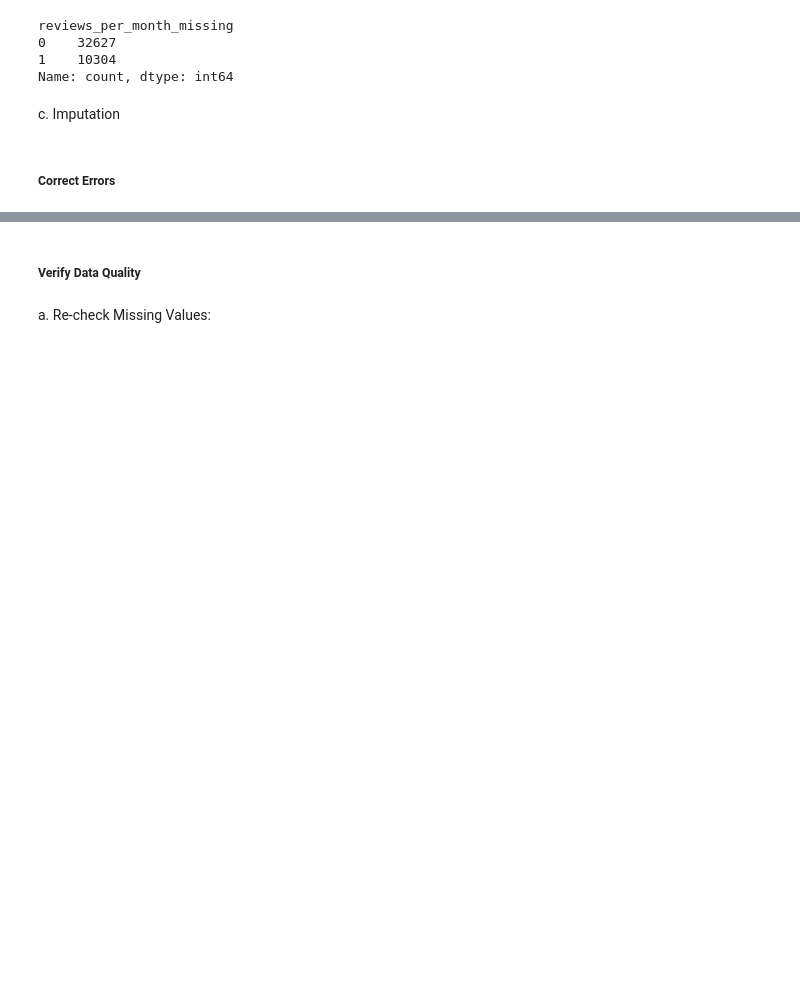
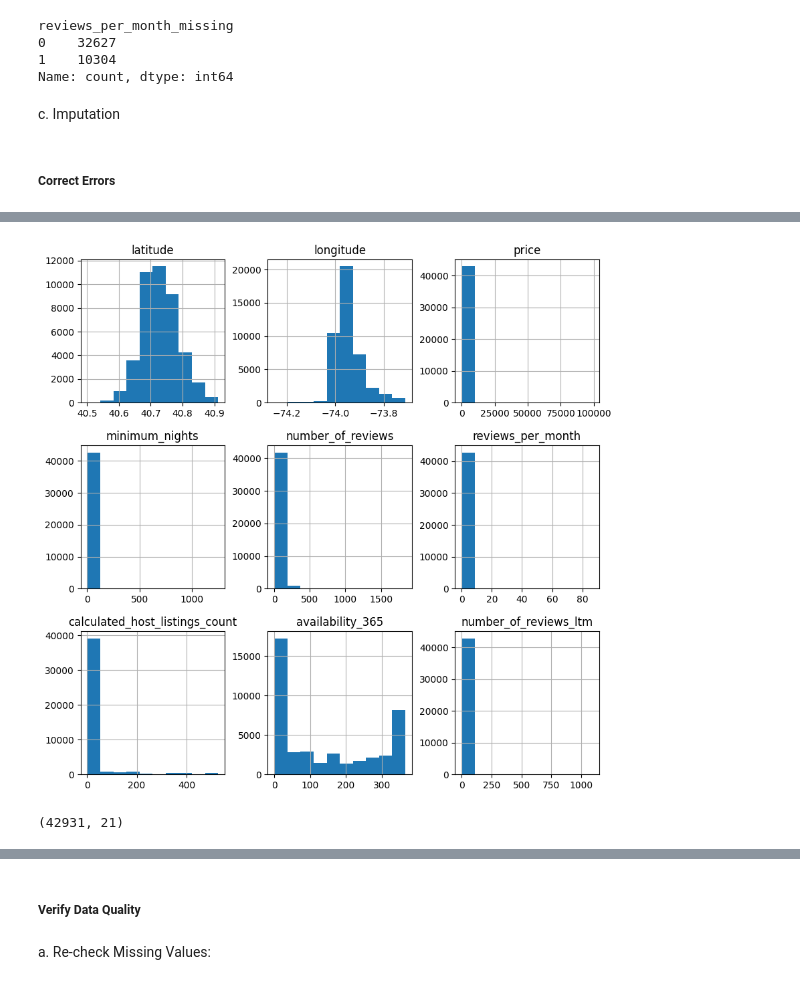
Before and after one commit to mts205/NYC-Airbnb-EDA, a Jupyter notebook: notebooks/data-preprocessing.ipynb, the cells around one changed output, grey strips where cells are left out. Cells and saved outputs as stored; diff of their text form; code cells hidden in the pictures; blank space fills up the shorter version.

```diff
--- a/notebooks/data-preprocessing.ipynb
+++ b/notebooks/data-preprocessing.ipynb
@@ -315,0 +455,13 @@ Number of duplicate rows after removal: 0
+# %%
+# check the shape of numerical columns without identifiers
+numerical_cols = df.select_dtypes(include=[np.number]).columns.tolist()
+identifier_cols = ['id', 'host_id', 'name_missing', 'host_name_missing', 'last_review_missing', 'reviews_per_month_missing']
+numerical_cols = [col for col in numerical_cols if col not in identifier_cols]
+df[numerical_cols].hist(figsize=(10, 10))
+plt.show()
+# %% [output]
+[figure, added]
+# %%
+df.shape
+# %% [output]
+(42931, 21)
```
Also changed, not shown: parts of 52 cells of this notebook.
